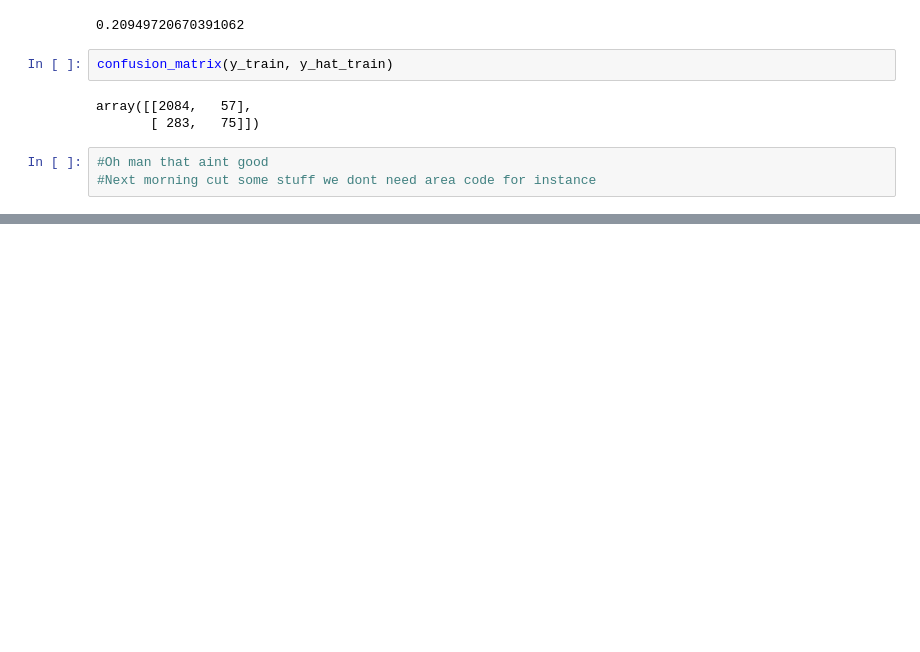
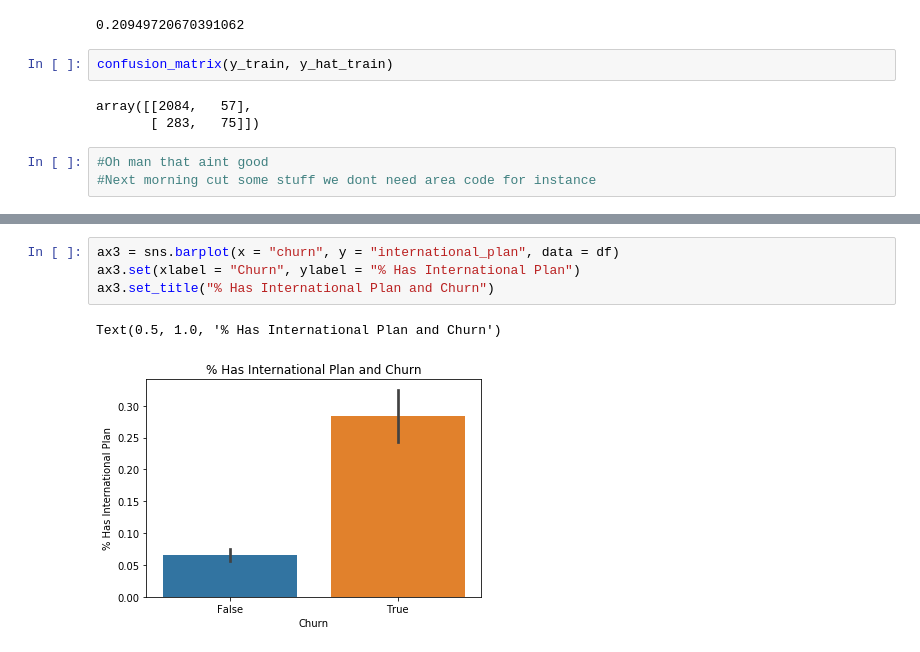
Before and after one commit to chum46/customer_churn_prediction, a Jupyter notebook: notebooks/exploratory/AR_exploratory/AR_exploratory_1.1.ipynb, the cells around one changed output, grey strips where cells are left out. Cells and saved outputs as stored; diff of their text form; blank space fills up the shorter version.

```diff
--- a/notebooks/exploratory/AR_exploratory/AR_exploratory_1.1.ipynb
+++ b/notebooks/exploratory/AR_exploratory/AR_exploratory_1.1.ipynb
@@ -119,0 +174,7 @@ array([[2084,   57],
+# %%
+ax3 = sns.barplot(x = "churn", y = "international_plan", data = df)
+ax3.set(xlabel = "Churn", ylabel = "% Has International Plan")
+ax3.set_title("% Has International Plan and Churn")
+# %% [output]
+Text(0.5, 1.0, '% Has International Plan and Churn')
+[figure, added]
```
Also changed, not shown: parts of 7 cells of this notebook.
